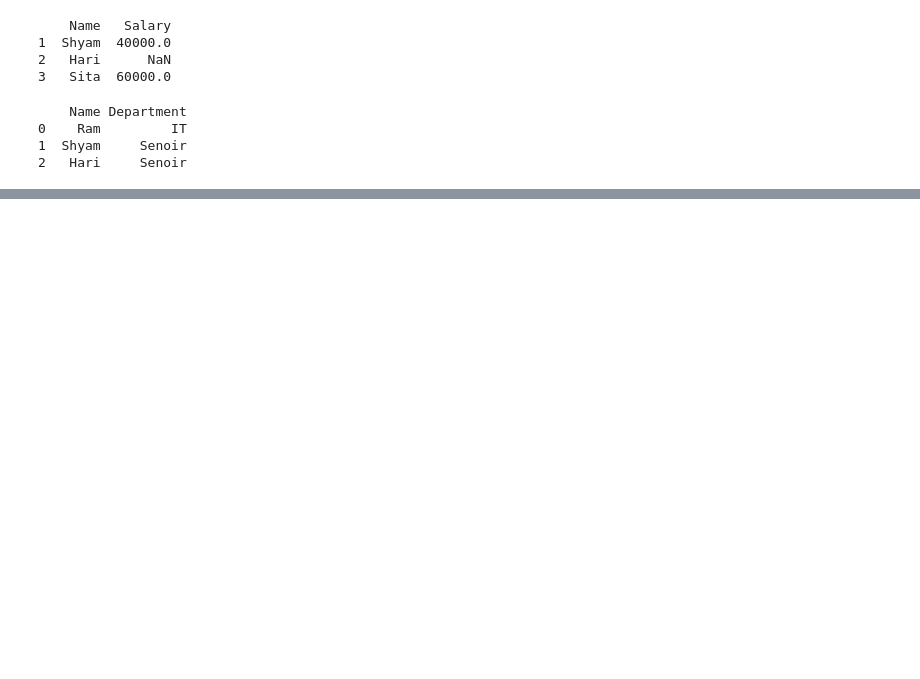
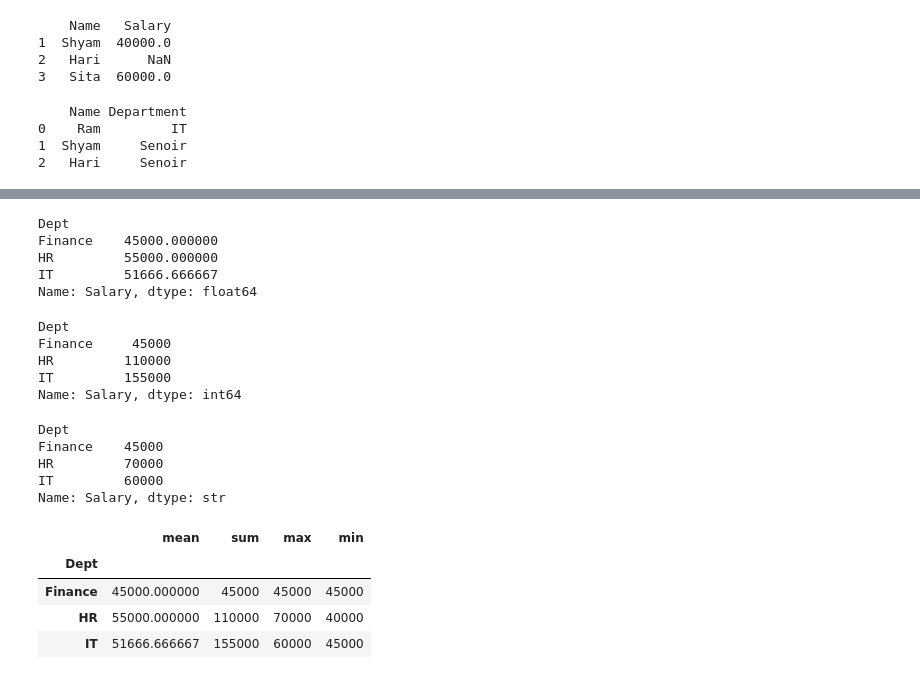
Before and after one commit to pawanbhul/Pandas, a Jupyter notebook: PandasEx.ipynb, the cells around one changed output, grey strips where cells are left out. Saved outputs shown, nothing was run; the diff lists cells and outputs as text; code cells hidden in the pictures; blank space fills up the shorter version.

```diff
--- a/PandasEx.ipynb
+++ b/PandasEx.ipynb
@@ -406,0 +692,32 @@ print(df)
+# %%
+df.groupby("Dept")["Salary"].mean()
+# %% [output]
+Dept
+Finance    45000.000000
+HR         55000.000000
+IT         51666.666667
+Name: Salary, dtype: float64
+# %%
+df.groupby("Dept")["Salary"].sum()
+# %% [output]
+Dept
+Finance     45000
+HR         110000
+IT         155000
+Name: Salary, dtype: int64
+# %%
+df.groupby("Dept")["Salary"].max()
+# %% [output]
+Dept
+Finance    45000
+HR         70000
+IT         60000
+Name: Salary, dtype: str
+# %%
+df.groupby("Dept")["Salary"].agg(["mean","sum","max","min"])
+# %% [output]
+|  | mean | sum | max | min |
+| Dept |  |  |  |  |
+| Finance | 45000.000000 | 45000 | 45000 | 45000 |
+| HR | 55000.000000 | 110000 | 70000 | 40000 |
+| IT | 51666.666667 | 155000 | 60000 | 45000 |
```
Also changed, not shown: parts of 43 cells of this notebook, 3 other files.
